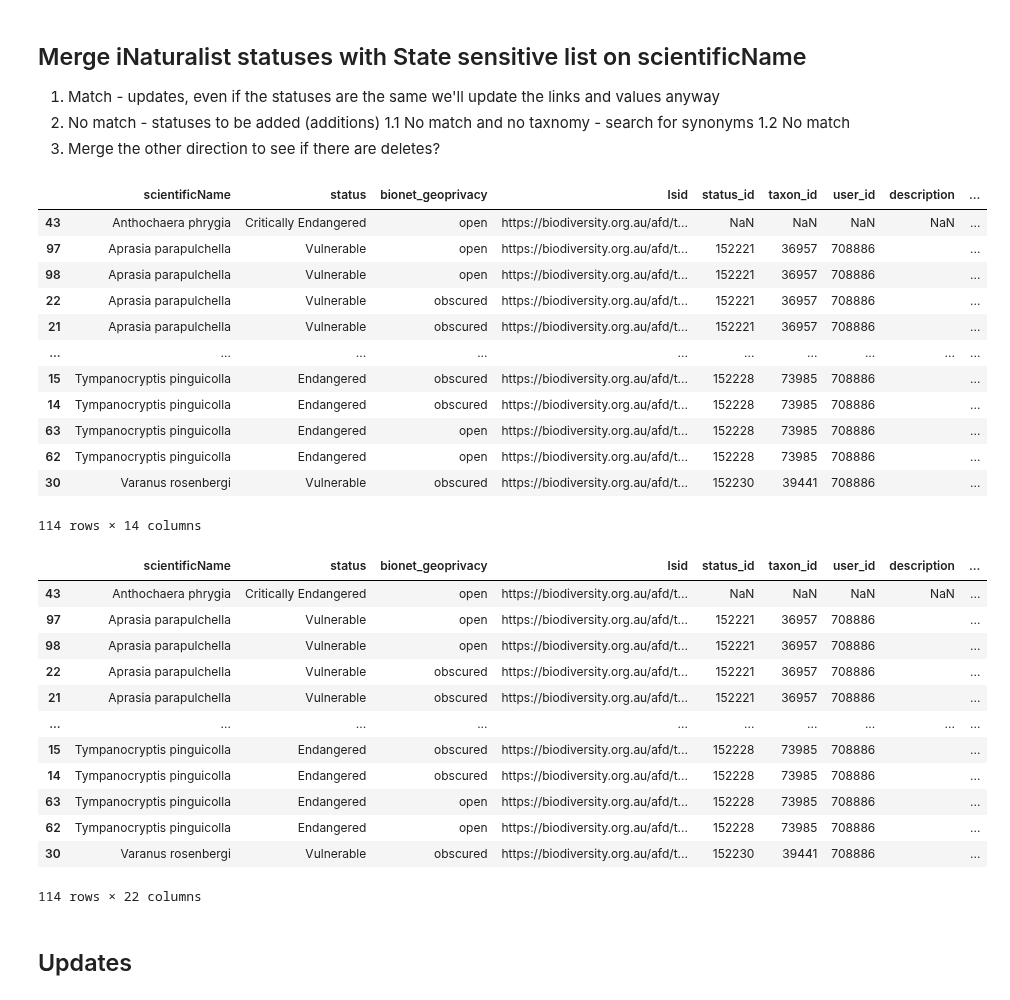
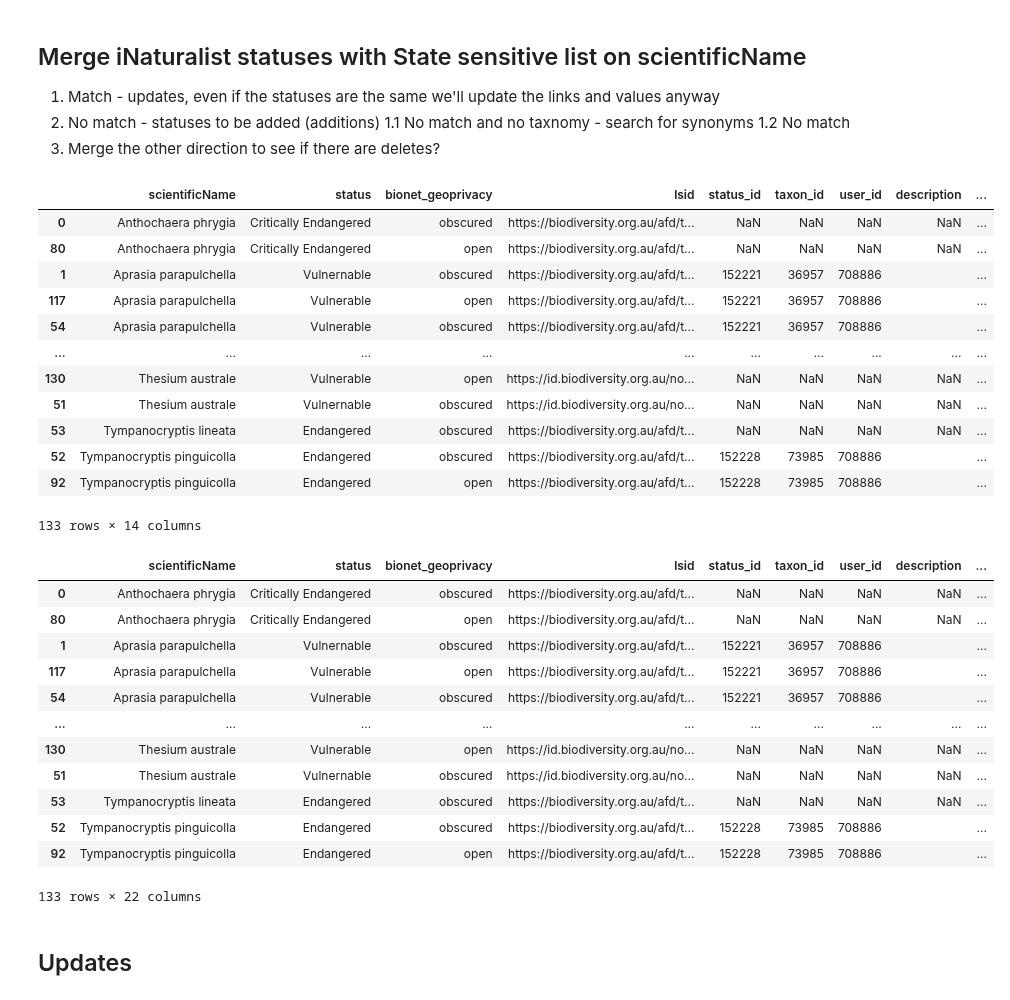
Before and after one commit to AtlasOfLivingAustralia/authoritative-lists, a Jupyter notebook: source-code/py-notebook/inaturalist-statuses/act.ipynb, the cells around one changed output. Drawn from its saved outputs; the diff is of its cells as text; code cells hidden in the pictures.

```diff
--- a/source-code/py-notebook/inaturalist-statuses/act.ipynb
+++ b/source-code/py-notebook/inaturalist-statuses/act.ipynb
@@ -201,7 +195,7 @@ noncomply
 # %%
 # remove records that do not comply
 statelist = statelist[~statelist['type'].isin(['INFORMAL','CULTIVAR','HYBRID']) ]
-statelist = pd.DataFrame(statelist[['scientificName','status','bionet_geoprivacy','lsid']])
+statelist = pd.DataFrame(statelist[['scientificName','status','bionet_geoprivacy','lsid']]).drop_duplicates()
 statelist
 # %% [output]
 |  | scientificName | status | bionet_geoprivacy | lsid |
@@ -255,9 +248,10 @@ Vulnerable                41
 Name: status, dtype: int64
 # %%
 iucnStatusMappings = {
-    'Critically endangered':'Critically Endangered',
-    'Rare':'Vulnerable',
-    'Conservation Dependent':'Vulnerable'
+    'critically endangered':'Critically Endangered',
+    'vulnernable':'Vulnerable',
+    'conservation dependent':'Vulnerable',
+    'endangered': 'Endangered'
 }
 # %% [markdown]
 ### 5. Determine best place ID to use
@@ -282,47 +276,49 @@ mergedstatuses = statelist[['scientificName','status','bionet_geoprivacy', 'lsid
 mergedstatuses
 # %% [output]
 |  | scientificName | status | bionet_geoprivacy | lsid | status_id | taxon_id | user_id | description | ... |
-| 43 | Anthochaera phrygia | Critically Endangered | open | https://biodiversity.org.au/afd/t... | NaN | NaN | NaN | NaN | ... |
-| 97 | Aprasia parapulchella | Vulnerable | open | https://biodiversity.org.au/afd/t... | 152221 | 36957 | 708886 |  | ... |
-| 98 | Aprasia parapulchella | Vulnerable | open | https://biodiversity.org.au/afd/t... | 152221 | 36957 | 708886 |  | ... |
-| 22 | Aprasia parapulchella | Vulnerable | obscured | https://biodiversity.org.au/afd/t... | 152221 | 36957 | 708886 |  | ... |
-| 21 | Aprasia parapulchella | Vulnerable | obscured | https://biodiversity.org.au/afd/t... | 152221 | 36957 | 708886 |  | ... |
+| 0 | Anthochaera phrygia | Critically Endangered | obscured | https://biodiversity.org.au/afd/t... | NaN | NaN | NaN | NaN | ... |
+| 80 | Anthochaera phrygia | Critically Endangered | open | https://biodiversity.org.au/afd/t... | NaN | NaN | NaN | NaN | ... |
+| 1 | Aprasia parapulchella | Vulnernable | obscured | https://biodiversity.org.au/afd/t... | 152221 | 36957 | 708886 |  | ... |
+| 117 | Aprasia parapulchella | Vulnerable | open | https://biodiversity.org.au/afd/t... | 152221 | 36957 | 708886 |  | ... |
+| 54 | Aprasia parapulchella | Vulnerable | obscured | https://biodiversity.org.au/afd/t... | 152221 | 36957 | 708886 |  | ... |
 | ... | ... | ... | ... | ... | ... | ... | ... | ... | ... |
-| 15 | Tympanocryptis pinguicolla | Endangered | obscured | https://biodiversity.org.au/afd/t... | 152228 | 73985 | 708886 |  | ... |
-| 14 | Tympanocryptis pinguicolla | Endangered | obscured | https://biodiversity.org.au/afd/t... | 152228 | 73985 | 708886 |  | ... |
-| 63 | Tympanocryptis pinguicolla | Endangered | open | https://biodiversity.org.au/afd/t... | 152228 | 73985 | 708886 |  | ... |
-| 62 | Tympanocryptis pinguicolla | Endangered | open | https://biodiversity.org.au/afd/t... | 152228 | 73985 | 708886 |  | ... |
-| 30 | Varanus rosenbergi | Vulnerable | obscured | https://biodiversity.org.au/afd/t... | 152230 | 39441 | 708886 |  | ... |
+| 130 | Thesium australe | Vulnerable | open | https://id.biodiversity.org.au/no... | NaN | NaN | NaN | NaN | ... |
+| 51 | Thesium australe | Vulnernable | obscured | https://id.biodiversity.org.au/no... | NaN | NaN | NaN | NaN | ... |
+| 53 | Tympanocryptis lineata | Endangered | obscured | https://biodiversity.org.au/afd/t... | NaN | NaN | NaN | NaN | ... |
+| 52 | Tympanocryptis pinguicolla | Endangered | obscured | https://biodiversity.org.au/afd/t... | 152228 | 73985 | 708886 |  | ... |
+| 92 | Tympanocryptis pinguicolla | Endangered | open | https://biodiversity.org.au/afd/t... | 152228 | 73985 | 708886 |  | ... |
-114 rows × 14 columns
+133 rows × 14 columns
 # %%
 # prepare the export fields, common to New template and Update template
 # new statuses
 # Taxon_Name,Status,Authority,IUCN_equivalent,Description,iNaturalist_Place_ID,url,Taxon_Geoprivacy,Username,taxon_id
 # updates
 # action,taxon_name,id,taxon_id,status,iucn_equivalent,authority,url,geoprivacy,place_id,username
 mergedstatuses['new_authority'] = "Nature Conservation Act 2014 (ACT)"
 mergedstatuses['new_description'] = "Listed as Threatened - refer to https://www.environment.act.gov.au/nature-conservation/conservation-and-ecological-communities/threatened-species-factsheets"
-mergedstatuses['new_url'] = mergedstatuses['lsid']
+biesearchurl = "https://bie.ala.org.au/species/" # eg + "https://id.biodiversity.org.au/node/apni/2894366"
+mergedstatuses['new_url'] =  biesearchurl + mergedstatuses['lsid']
+# mergedstatuses['new_url'] = mergedstatuses.apply(lambda x: biesearchurl + x['lsid'] if pd.isna(x['taxon_id']) else baseurl + x['taxon_id],axis=1)
 mergedstatuses['new_geoprivacy'] = "obscured"
 mergedstatuses['new_place_id'] = '12986'  # Australian Capital Territory
 mergedstatuses['new_username'] = 'peggydnew'
 mergedstatuses['new_iucn_equivalent'] = mergedstatuses['status'].str.lower().str.strip().map(iucnStatusMappings).fillna('Vulnerable') # map to dictionary
 mergedstatuses['new_status'] = mergedstatuses['status'].fillna('Threatened')
 mergedstatuses
 # %% [output]
 |  | scientificName | status | bionet_geoprivacy | lsid | status_id | taxon_id | user_id | description | ... |
-| 43 | Anthochaera phrygia | Critically Endangered | open | https://biodiversity.org.au/afd/t... | NaN | NaN | NaN | NaN | ... |
-| 97 | Aprasia parapulchella | Vulnerable | open | https://biodiversity.org.au/afd/t... | 152221 | 36957 | 708886 |  | ... |
-| 98 | Aprasia parapulchella | Vulnerable | open | https://biodiversity.org.au/afd/t... | 152221 | 36957 | 708886 |  | ... |
-| 22 | Aprasia parapulchella | Vulnerable | obscured | https://biodiversity.org.au/afd/t... | 152221 | 36957 | 708886 |  | ... |
-| 21 | Aprasia parapulchella | Vulnerable | obscured | https://biodiversity.org.au/afd/t... | 152221 | 36957 | 708886 |  | ... |
+| 0 | Anthochaera phrygia | Critically Endangered | obscured | https://biodiversity.org.au/afd/t... | NaN | NaN | NaN | NaN | ... |
+| 80 | Anthochaera phrygia | Critically Endangered | open | https://biodiversity.org.au/afd/t... | NaN | NaN | NaN | NaN | ... |
+| 1 | Aprasia parapulchella | Vulnernable | obscured | https://biodiversity.org.au/afd/t... | 152221 | 36957 | 708886 |  | ... |
+| 117 | Aprasia parapulchella | Vulnerable | open | https://biodiversity.org.au/afd/t... | 152221 | 36957 | 708886 |  | ... |
+| 54 | Aprasia parapulchella | Vulnerable | obscured | https://biodiversity.org.au/afd/t... | 152221 | 36957 | 708886 |  | ... |
 | ... | ... | ... | ... | ... | ... | ... | ... | ... | ... |
-| 15 | Tympanocryptis pinguicolla | Endangered | obscured | https://biodiversity.org.au/afd/t... | 152228 | 73985 | 708886 |  | ... |
-| 14 | Tympanocryptis pinguicolla | Endangered | obscured | https://biodiversity.org.au/afd/t... | 152228 | 73985 | 708886 |  | ... |
-| 63 | Tympanocryptis pinguicolla | Endangered | open | https://biodiversity.org.au/afd/t... | 152228 | 73985 | 708886 |  | ... |
-| 62 | Tympanocryptis pinguicolla | Endangered | open | https://biodiversity.org.au/afd/t... | 152228 | 73985 | 708886 |  | ... |
-| 30 | Varanus rosenbergi | Vulnerable | obscured | https://biodiversity.org.au/afd/t... | 152230 | 39441 | 708886 |  | ... |
+| 130 | Thesium australe | Vulnerable | open | https://id.biodiversity.org.au/no... | NaN | NaN | NaN | NaN | ... |
+| 51 | Thesium australe | Vulnernable | obscured | https://id.biodiversity.org.au/no... | NaN | NaN | NaN | NaN | ... |
+| 53 | Tympanocryptis lineata | Endangered | obscured | https://biodiversity.org.au/afd/t... | NaN | NaN | NaN | NaN | ... |
+| 52 | Tympanocryptis pinguicolla | Endangered | obscured | https://biodiversity.org.au/afd/t... | 152228 | 73985 | 708886 |  | ... |
+| 92 | Tympanocryptis pinguicolla | Endangered | open | https://biodiversity.org.au/afd/t... | 152228 | 73985 | 708886 |  | ... |
-114 rows × 22 columns
+133 rows × 22 columns
 # %% [markdown]
 ## Updates
 # %%
```
Also changed, not shown: parts of 18 cells of this notebook, 3 other files.
